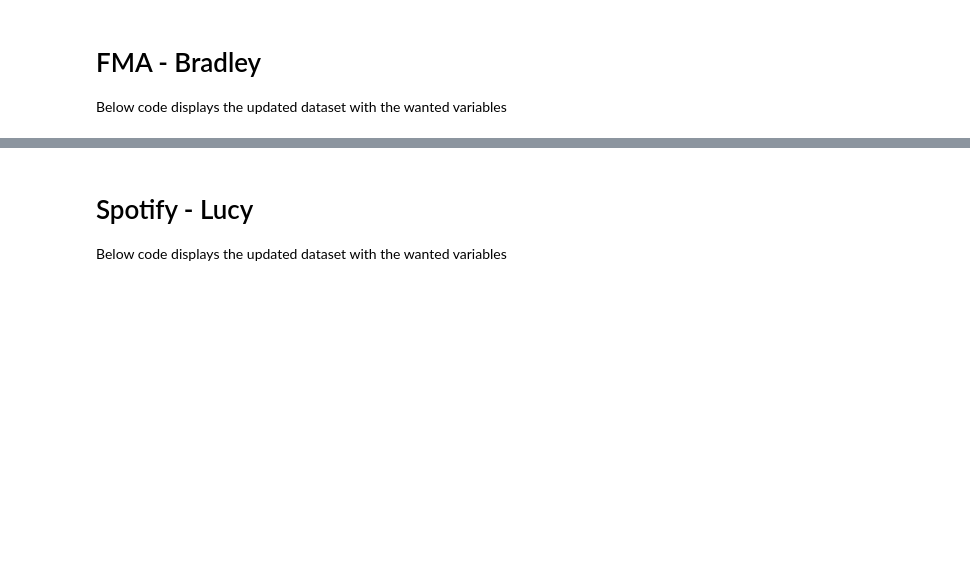
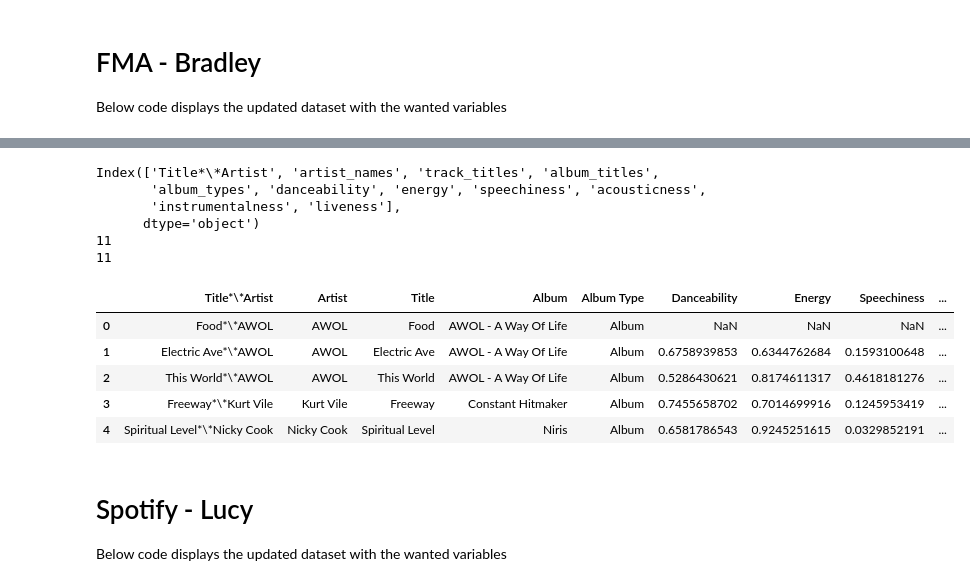
Before and after one commit to enriqfatima/COGS118B_Project, a Jupyter notebook: Data_Wrangling_groupXXX.ipynb, the cells around one changed output, grey strips where cells are left out. Cells and saved outputs as stored; diff of their text form; code cells hidden in the pictures; blank space fills up the shorter version.

```diff
--- a/Data_Wrangling_groupXXX.ipynb
+++ b/Data_Wrangling_groupXXX.ipynb
@@ -24,9 +24,9 @@ Below code displays the updated dataset with the wanted variables
 # https://github.com/mdeff/fma
 
 # Import dataframes from CSV files
-fma_tracks = pd.read_csv('fma/tracks.csv') # per track metadata such as ID, title, artist, genres, tags and play counts, for all 106,574 tracks.
-fma_genres = pd.read_csv('fma/genres.csv') # all 163 genres with name and parent
-fma_features1 = pd.read_csv('fma/features.csv') # common features extracted with librosa
-fma_features2 = pd.read_csv('fma/echonest.csv') # audio features provided by Echonest (now Spotify)
+fma_tracks = pd.read_csv('datasets/fma/tracks.csv') # per track metadata such as ID, title, artist, genres, tags and play counts, for all 106,574 tracks.
+fma_genres = pd.read_csv('datasets/fma/genres.csv') # all 163 genres with name and parent
+fma_features1 = pd.read_csv('datasets/fma/features.csv') # common features extracted with librosa
+fma_features2 = pd.read_csv('datasets/fma/echonest.csv') # audio features provided by Echonest (now Spotify)
 
 fma_tracks.shape, fma_genres.shape, fma_features1.shape, fma_features2.shape
@@ -62,0 +191,18 @@ fma_liveness = fma_features2['echonest.4']
+# %%
+# create a dataframe that that combines all of the fma_ dataframes.
+fma = pd.DataFrame()
+fma = fma.assign(artist_names = fma_artist_names)
+fma = fma.assign(track_titles = fma_track_titles)
+fma = fma.assign(album_titles = fma_album_titles)
+fma = fma.assign(album_types = fma_album_types)
+fma = fma.assign(danceability = fma_danceability)
+fma = fma.assign(energy = fma_energy)
+fma = fma.assign(speechiness = fma_speechiness)
+fma = fma.assign(acousticness = fma_acousticness)
+fma = fma.assign(instrumentalness = fma_instrumentalness)
+fma = fma.assign(liveness = fma_liveness)
+
+# create a new column for the key (Title*/*Artist)
+fma.insert(0, 'Title*\*Artist', fma_track_titles + "*\*" + fma_artist_names)
+
+fma.head()
@@ -63,3 +216,34 @@ fma_liveness = fma_features2['echonest.4']
+# %%
+#universal_columns = ["Title*\*Artist", "Artist", "Title", "Album", "Album Type", "Danceability", "Loudness", "Speechiness", "Acousticness", "Instrumentalness"]
+
+fma_columns = ["Title*\*Artist", "Artist", "Title", "Album", "Album Type", "Danceability", "Energy", "Speechiness", "Acousticness", "Instrumentalness", "Liveness"]
+
+# create empty Loudness column with NaN values, for easier merging
+#fma = fma.assign(Loudness = np.nan)
+
+# print columns of fma
+print(fma.columns)
+# count number of columns
+print(len(fma.columns))
+print(len(fma_columns))
+
+# rename columns (except ignore Loudness as this dataset does not contain it)
+fma.columns = fma_columns
+
+fma.head()
+# %% [output]
+Index(['Title*\*Artist', 'artist_names', 'track_titles', 'album_titles',
+       'album_types', 'danceability', 'energy', 'speechiness', 'acousticness',
+       'instrumentalness', 'liveness'],
+      dtype='object')
+11
+11
+|  | Title*\*Artist | Artist | Title | Album | Album Type | Danceability | Energy | Speechiness | ... |
+| 0 | Food*\*AWOL | AWOL | Food | AWOL - A Way Of Life | Album | NaN | NaN | NaN | ... |
+| 1 | Electric Ave*\*AWOL | AWOL | Electric Ave | AWOL - A Way Of Life | Album | 0.6758939853 | 0.6344762684 | 0.1593100648 | ... |
+| 2 | This World*\*AWOL | AWOL | This World | AWOL - A Way Of Life | Album | 0.5286430621 | 0.8174611317 | 0.4618181276 | ... |
+| 3 | Freeway*\*Kurt Vile | Kurt Vile | Freeway | Constant Hitmaker | Album | 0.7455658702 | 0.7014699916 | 0.1245953419 | ... |
+| 4 | Spiritual Level*\*Nicky Cook | Nicky Cook | Spiritual Level | Niris | Album | 0.6581786543 | 0.9245251615 | 0.0329852191 | ... |
 # %% [markdown]
 # Spotify - Lucy
 Below code displays the updated dataset with the wanted variables
```
Also changed, not shown: parts of 22 cells of this notebook.
